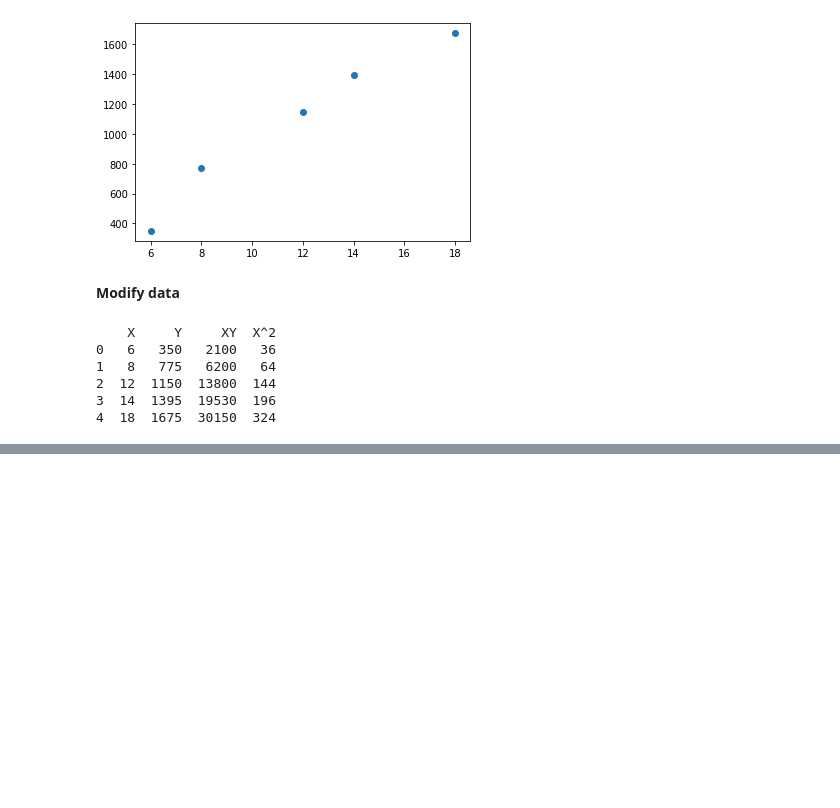
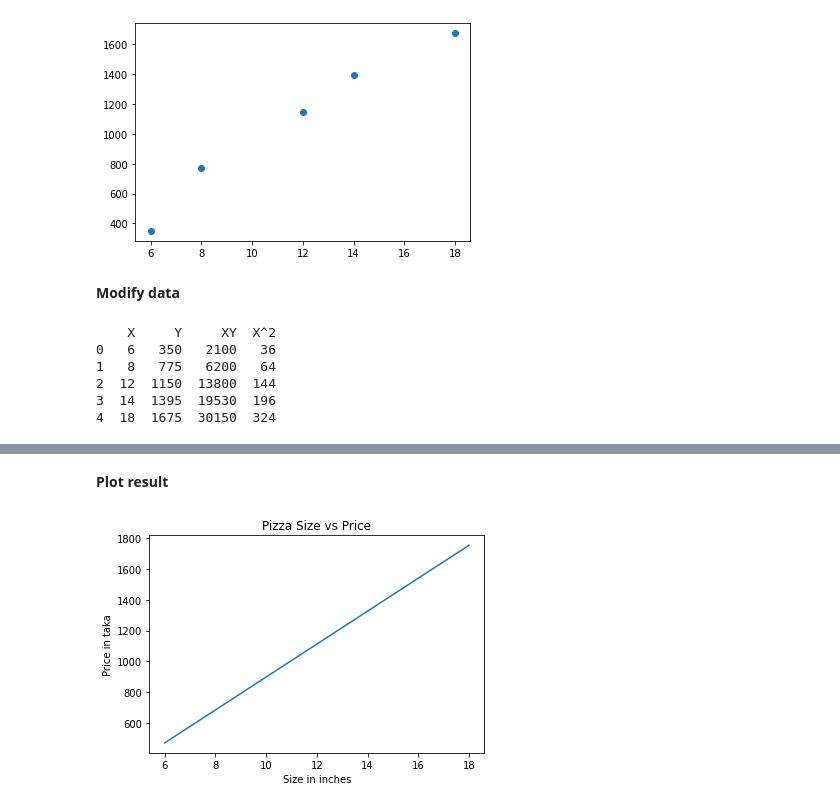
Before and after one commit to MYTE21/Machine-Learning, a Jupyter notebook: (1) Machine Learning Algorithms/(2) Linear Regression/(1) Linear Regression - Numerical Analysis /Linear_Regression_(Numerical_Analysis).ipynb, the cells around one changed output, grey strips where cells are left out. Cells and saved outputs as stored; diff of their text form; code cells hidden in the pictures; blank space fills up the shorter version.

```diff
--- a/(1) Machine Learning Algorithms/(2) Linear Regression/(1) Linear Regression - Numerical Analysis /Linear_Regression_(Numerical_Analysis).ipynb
+++ b/(1) Machine Learning Algorithms/(2) Linear Regression/(1) Linear Regression - Numerical Analysis /Linear_Regression_(Numerical_Analysis).ipynb
@@ -60,0 +68,12 @@ print(data)
+# %%
+import numpy as np
+X_avg = np.mean(data.X)
+Y_avg = np.mean(data.Y)
+XY_avg = np.mean(data.XY)
+X_avg_sq = X_avg**2
+X_sq_avg = np.mean(data.X**2)
+print('X_avg : ', X_avg)
+print('Y_avg : ', Y_avg)
+print('XY_avg : ', XY_avg)
+print('X_avg_sq : ', X_avg_sq)
+print('X_sq_avg : ', X_sq_avg)
@@ -60,0 +88,3 @@ print(data)
+# %%
+m = (((X_avg*Y_avg)-(XY_avg))/(X_avg_sq-X_sq_avg))
+print('m : ', m)
@@ -60,0 +95,3 @@ print(data)
+# %%
+c = Y_avg - m*X_avg
+print('c : ', c)
@@ -60,0 +102,3 @@ print(data)
+# %%
+y = m*data.X + c
+print('y : \n\n', y)
@@ -60,0 +114,10 @@ print(data)
+# %% [markdown]
+**Plot result**
+# %%
+plt.plot(data.X, y, label='y = m*data.X - c')
+plt.title('Pizza Size vs Price')
+plt.xlabel('Size in inches')
+plt.ylabel('Price in taka')
+plt.show()
+# %% [output]
+[figure, added]
```
Also changed, not shown: parts of 10 cells of this notebook.
